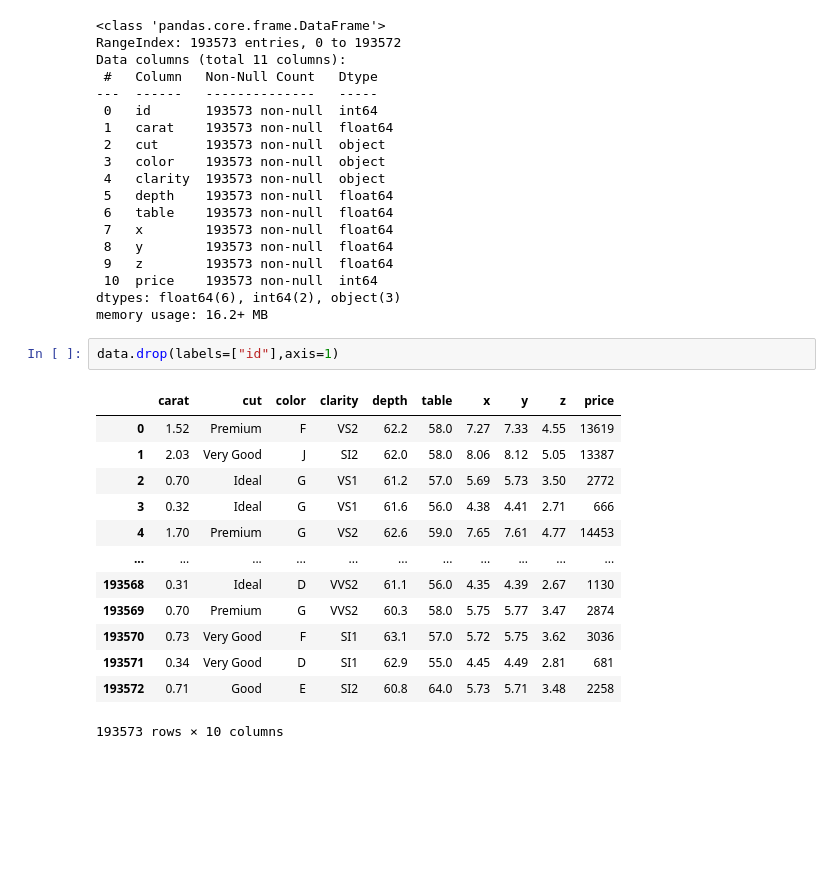
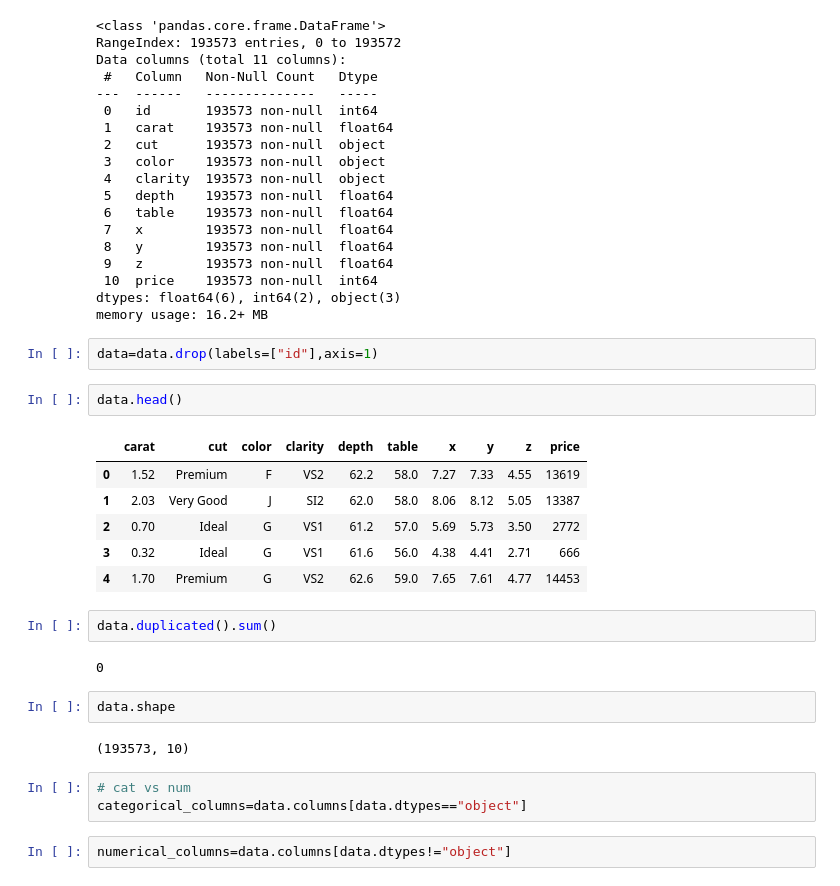
Before and after one commit to pramodmakwana/end-to-end-project-new, a Jupyter notebook: notebooks/research.ipynb, the cells around one changed output. Saved outputs shown, nothing was run; the diff lists cells and outputs as text; blank space fills up the shorter version.

```diff
--- a/notebooks/research.ipynb
+++ b/notebooks/research.ipynb
@@ -90,18 +90,26 @@ Data columns (total 11 columns):
 dtypes: float64(6), int64(2), object(3)
 memory usage: 16.2+ MB
 # %%
-data.drop(labels=["id"],axis=1)
+data=data.drop(labels=["id"],axis=1)
-# %% [output]
-|  | carat | cut | color | clarity | depth | table | x | y | z | price |
-| 0 | 1.52 | Premium | F | VS2 | 62.2 | 58.0 | 7.27 | 7.33 | 4.55 | 13619 |
-| 1 | 2.03 | Very Good | J | SI2 | 62.0 | 58.0 | 8.06 | 8.12 | 5.05 | 13387 |
-| 2 | 0.70 | Ideal | G | VS1 | 61.2 | 57.0 | 5.69 | 5.73 | 3.50 | 2772 |
-| 3 | 0.32 | Ideal | G | VS1 | 61.6 | 56.0 | 4.38 | 4.41 | 2.71 | 666 |
-| 4 | 1.70 | Premium | G | VS2 | 62.6 | 59.0 | 7.65 | 7.61 | 4.77 | 14453 |
-| ... | ... | ... | ... | ... | ... | ... | ... | ... | ... | ... |
-| 193568 | 0.31 | Ideal | D | VVS2 | 61.1 | 56.0 | 4.35 | 4.39 | 2.67 | 1130 |
-| 193569 | 0.70 | Premium | G | VVS2 | 60.3 | 58.0 | 5.75 | 5.77 | 3.47 | 2874 |
-| 193570 | 0.73 | Very Good | F | SI1 | 63.1 | 57.0 | 5.72 | 5.75 | 3.62 | 3036 |
-| 193571 | 0.34 | Very Good | D | SI1 | 62.9 | 55.0 | 4.45 | 4.49 | 2.81 | 681 |
-| 193572 | 0.71 | Good | E | SI2 | 60.8 | 64.0 | 5.73 | 5.71 | 3.48 | 2258 |
-193573 rows × 10 columns
+# %%
+data.head()
+# %% [output]
+|  | carat | cut | color | clarity | depth | table | x | y | z | price |
+| 0 | 1.52 | Premium | F | VS2 | 62.2 | 58.0 | 7.27 | 7.33 | 4.55 | 13619 |
+| 1 | 2.03 | Very Good | J | SI2 | 62.0 | 58.0 | 8.06 | 8.12 | 5.05 | 13387 |
+| 2 | 0.70 | Ideal | G | VS1 | 61.2 | 57.0 | 5.69 | 5.73 | 3.50 | 2772 |
+| 3 | 0.32 | Ideal | G | VS1 | 61.6 | 56.0 | 4.38 | 4.41 | 2.71 | 666 |
+| 4 | 1.70 | Premium | G | VS2 | 62.6 | 59.0 | 7.65 | 7.61 | 4.77 | 14453 |
+# %%
+data.duplicated().sum()
+# %% [output]
+0
+# %%
+data.shape
+# %% [output]
+(193573, 10)
+# %%
+# cat vs num
+categorical_columns=data.columns[data.dtypes=="object"]
+# %%
+numerical_columns=data.columns[data.dtypes!="object"]
```
Also changed, not shown: parts of 17 cells of this notebook.
